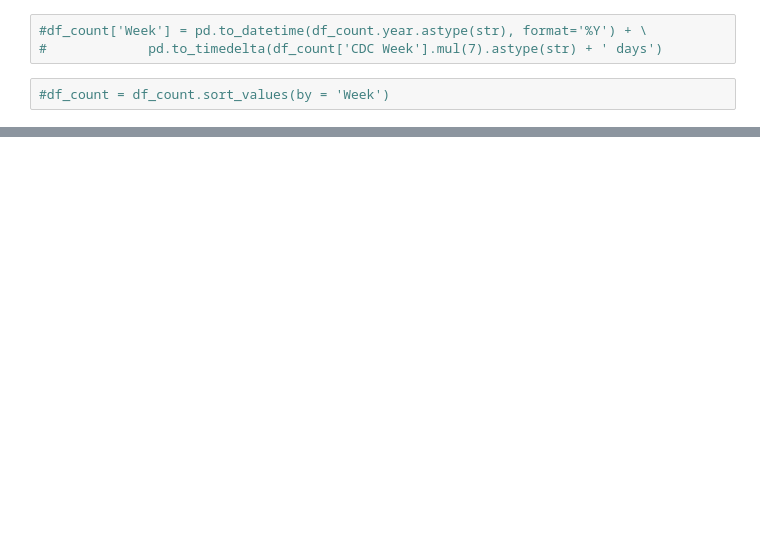
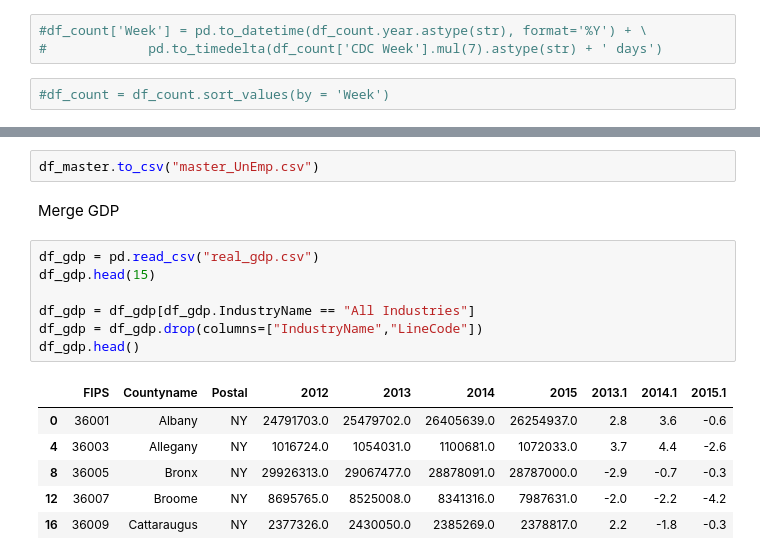
Before and after one commit to shivasanketh-rm/InfluenzaOutbreaks, a Jupyter notebook: InfluenzaOutbreak_DataPreparation.ipynb, the cells around one changed output, grey strips where cells are left out. Drawn from its saved outputs; the diff is of its cells as text; blank space fills up the shorter version.

```diff
--- a/InfluenzaOutbreak_DataPreparation.ipynb
+++ b/InfluenzaOutbreak_DataPreparation.ipynb
@@ -122,0 +180,18 @@ df_sum.loc[(df_sum['County'] == 'KINGS') & (df_sum['Week Ending Date'] == '02/10
+# %%
+df_master.to_csv("master_UnEmp.csv")
+# %% [markdown]
+Merge GDP
+# %%
+df_gdp = pd.read_csv("real_gdp.csv")
+df_gdp.head(15)
+
+df_gdp = df_gdp[df_gdp.IndustryName == "All Industries"]
+df_gdp = df_gdp.drop(columns=["IndustryName","LineCode"])
+df_gdp.head()
+# %% [output]
+|  | FIPS | Countyname | Postal | 2012 | 2013 | 2014 | 2015 | 2013.1 | 2014.1 | 2015.1 |
+| 0 | 36001 | Albany | NY | 24791703.0 | 25479702.0 | 26405639.0 | 26254937.0 | 2.8 | 3.6 | -0.6 |
+| 4 | 36003 | Allegany | NY | 1016724.0 | 1054031.0 | 1100681.0 | 1072033.0 | 3.7 | 4.4 | -2.6 |
+| 8 | 36005 | Bronx | NY | 29926313.0 | 29067477.0 | 28878091.0 | 28787000.0 | -2.9 | -0.7 | -0.3 |
+| 12 | 36007 | Broome | NY | 8695765.0 | 8525008.0 | 8341316.0 | 7987631.0 | -2.0 | -2.2 | -4.2 |
+| 16 | 36009 | Cattaraugus | NY | 2377326.0 | 2430050.0 | 2385269.0 | 2378817.0 | 2.2 | -1.8 | -0.3 |
```
Also changed, not shown: parts of 12 cells of this notebook.
